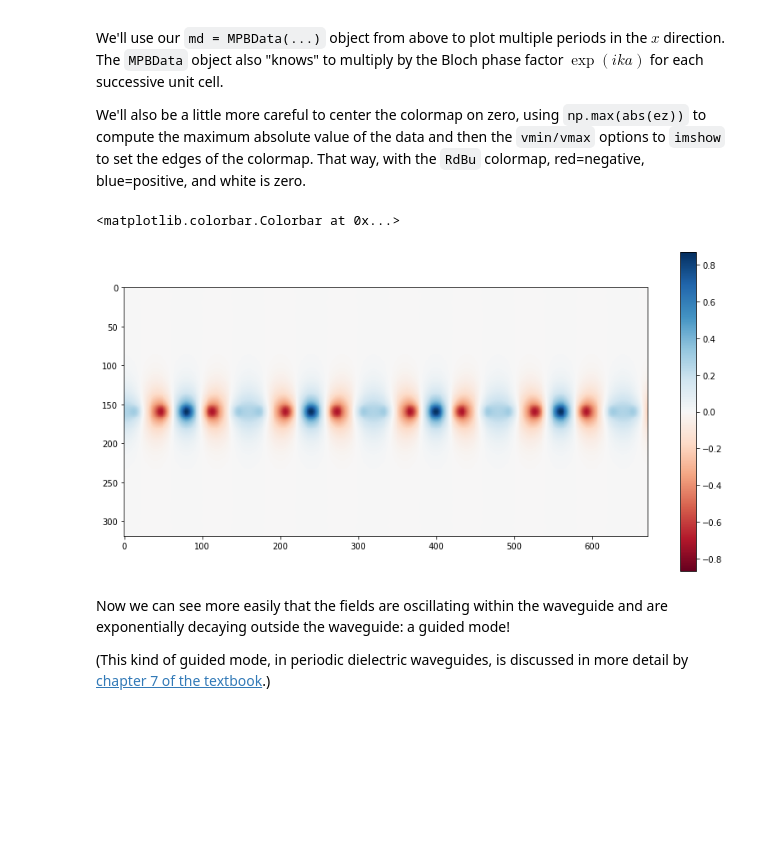
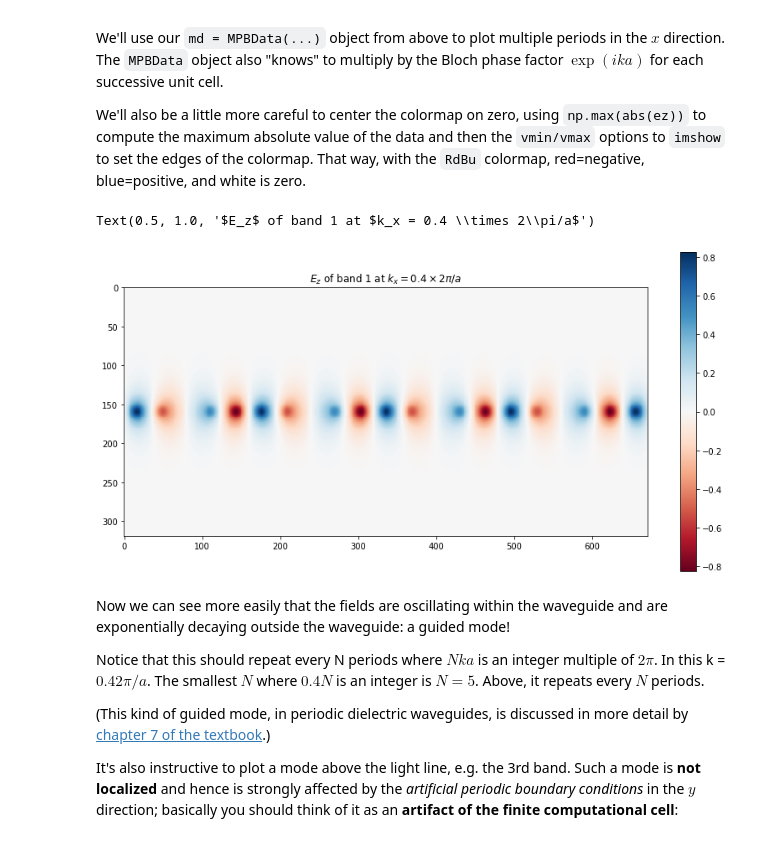
Before and after one commit to mitmath/18369, a Jupyter notebook: notes/MPB-demo.ipynb, the cells around one changed output. Cells and saved outputs as stored; diff of their text form; code cells hidden in the pictures; blank space fills up the shorter version.

```diff
--- a/notes/MPB-demo.ipynb
+++ b/notes/MPB-demo.ipynb
@@ -370,15 +432,20 @@ We'll use our `md = MPBData(...)` object from above to plot multiple periods in
 
 We'll also be a little more careful to center the colormap on zero, using `np.max(abs(ez))` to compute the maximum absolute value of the data and then the `vmin/vmax` options to `imshow` to set the edges of the colormap.  That way, with the `RdBu` colormap, red=negative, blue=positive, and white is zero.
 # %%
-ez = np.real(md.convert(ms2.get_efield(1)[:,:,0,2]))
+ez = np.imag(md.convert(ms2.get_efield(1)[:,:,0,2]))
 maxabs = np.max(abs(ez))
 plt.figure(figsize=(14,7))
 plt.imshow(ez.T, cmap='RdBu', vmin=-maxabs, vmax=+maxabs)
 plt.colorbar()
+plt.title("$E_z$ of band 1 at $k_x = 0.4 \\times 2\pi/a$")
 # %% [output]
-<matplotlib.colorbar.Colorbar at 0x...>
+Text(0.5, 1.0, '$E_z$ of band 1 at $k_x = 0.4 \\times 2\\pi/a$')
-[figure, old version]
+[figure, new version]
 # %% [markdown]
 Now we can see more easily that the fields are oscillating within the waveguide and are exponentially decaying outside the waveguide: a guided mode!
 
+Notice that this should repeat every N periods where $Nka$ is an integer multiple of $2\pi$.   In this k = $0.4 2\pi/a$.   The smallest $N$ where $0.4N$ is an integer is $N=5$.  Above, it repeats every $N$ periods.
+
 (This kind of guided mode, in periodic dielectric waveguides, is discussed in more detail by [chapter 7 of the textbook](http://ab-initio.mit.edu/book/photonic-crystals-book.pdf).)
+
+It's also instructive to plot a mode above the light line, e.g. the 3rd band.  Such a mode is **not localized** and hence is strongly affected by the *artificial periodic boundary conditions* in the $y$ direction; basically you should think of it as an **artifact of the finite computational cell**:
```
Also changed, not shown: parts of 28 cells of this notebook.
